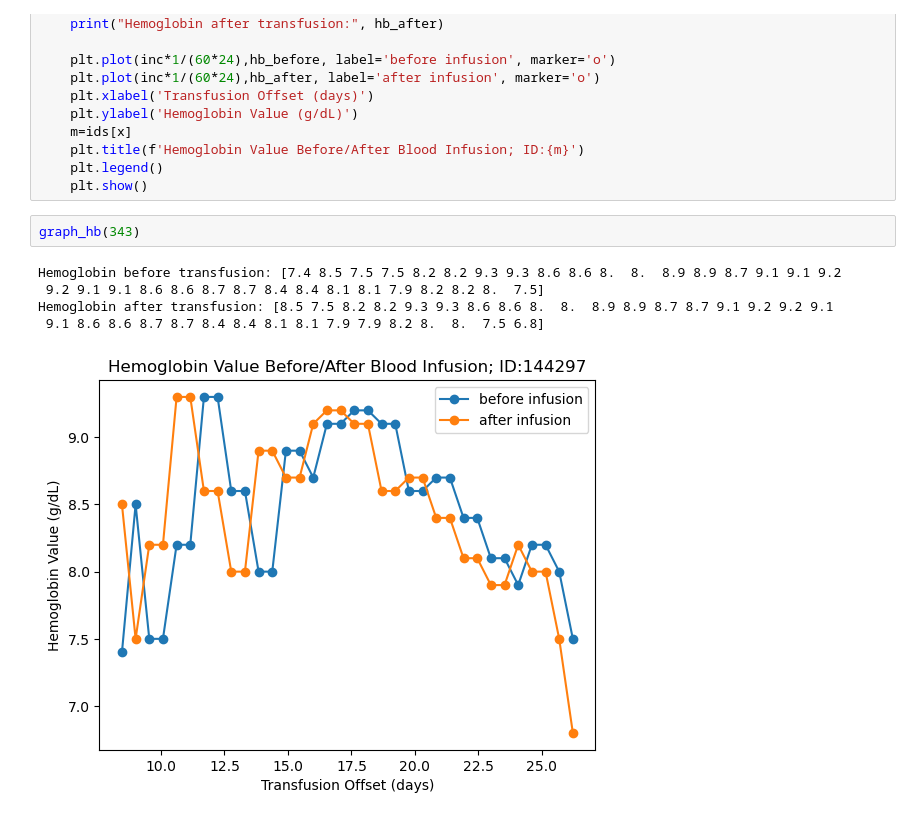
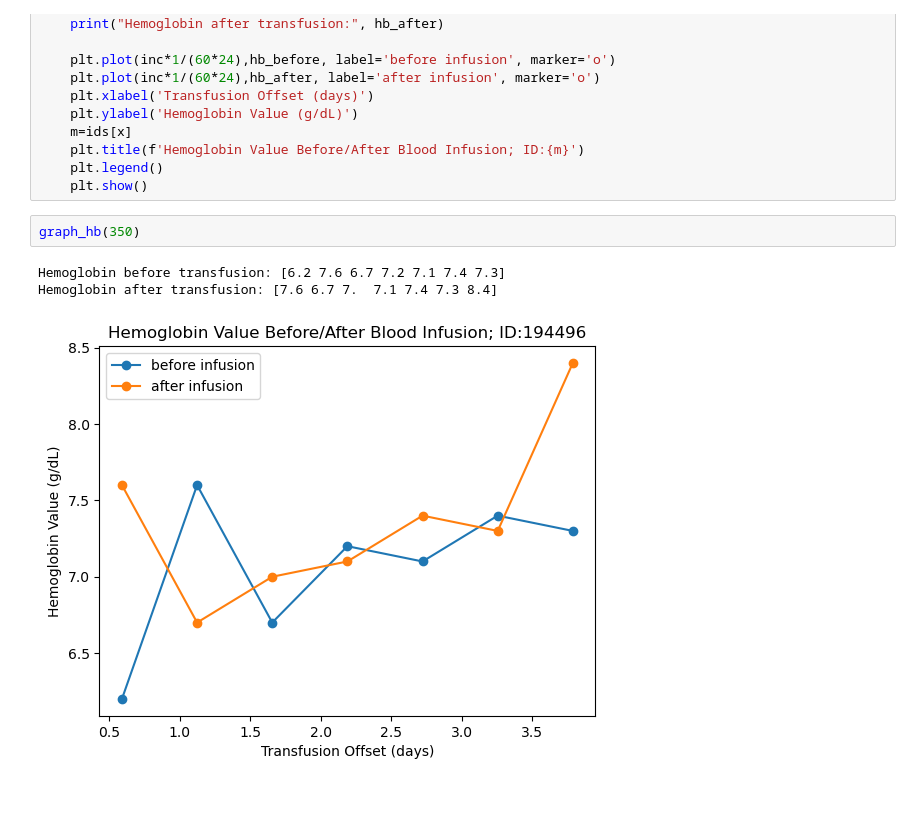
Before and after one commit to jhn-nt/hcrbct, a Jupyter notebook: bench.ipynb, the cells around one changed output. Saved outputs shown, nothing was run; the diff lists cells and outputs as text.

```diff
--- a/bench.ipynb
+++ b/bench.ipynb
@@ -340,10 +396,8 @@ def graph_hb(x):
     plt.legend()
     plt.show()
 # %%
-graph_hb(343)
+graph_hb(350)
 # %% [output]
-Hemoglobin before transfusion: [7.4 8.5 7.5 7.5 8.2 8.2 9.3 9.3 8.6 8.6 8.  8.  8.9 8.9 8.7 9.1 9.1 9.2
- 9.2 9.1 9.1 8.6 8.6 8.7 8.7 8.4 8.4 8.1 8.1 7.9 8.2 8.2 8.  7.5]
-Hemoglobin after transfusion: [8.5 7.5 8.2 8.2 9.3 9.3 8.6 8.6 8.  8.  8.9 8.9 8.7 8.7 9.1 9.2 9.2 9.1
- 9.1 8.6 8.6 8.7 8.7 8.4 8.4 8.1 8.1 7.9 7.9 8.2 8.  8.  7.5 6.8]
+Hemoglobin before transfusion: [6.2 7.6 6.7 7.2 7.1 7.4 7.3]
+Hemoglobin after transfusion: [7.6 6.7 7.  7.1 7.4 7.3 8.4]
-[figure, old version]
+[figure, new version]
```
Also changed, not shown: parts of 18 cells of this notebook.
